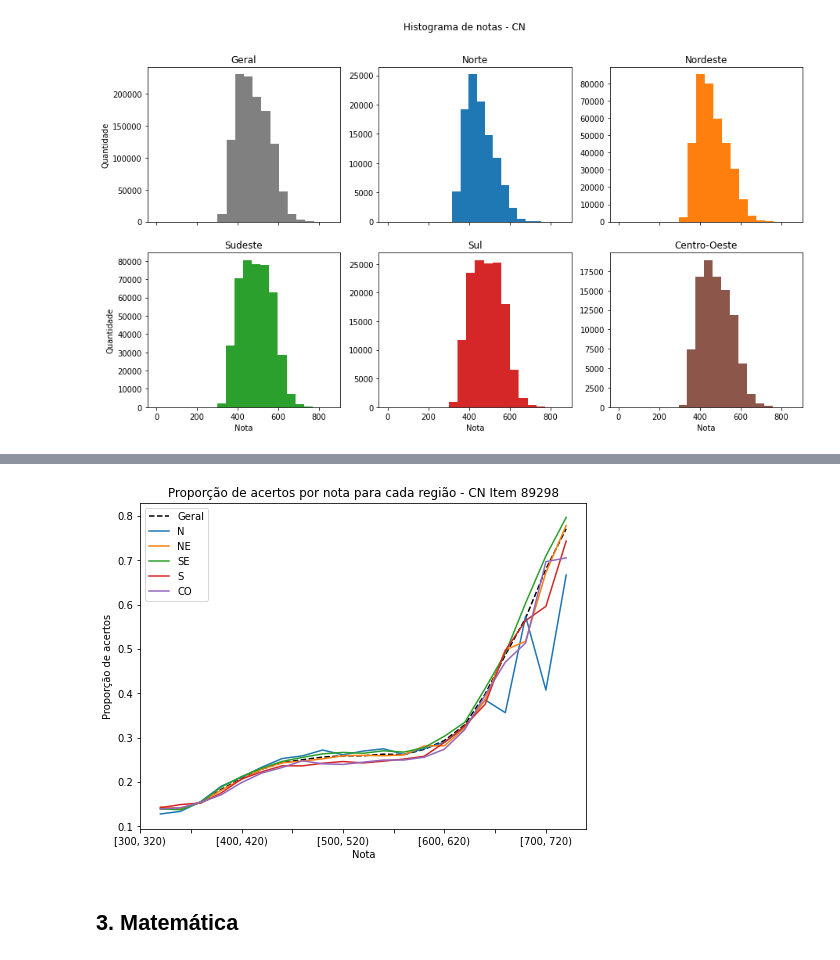
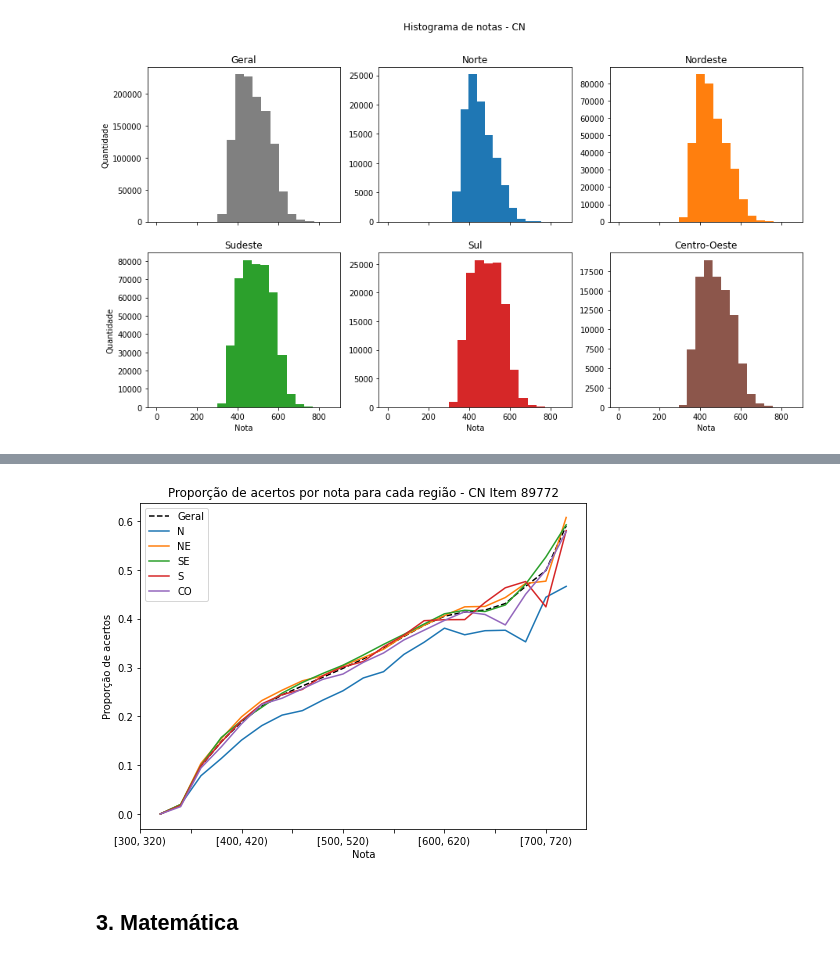
Before and after one commit to viguardieiro/ENEM_TRI, a Jupyter notebook: Notebooks/Compare Regions ENEM 2019.ipynb, the cells around one changed output, grey strips where cells are left out. Drawn from its saved outputs; the diff is of its cells as text; code cells hidden in the pictures.

```diff
--- a/Notebooks/Compare Regions ENEM 2019.ipynb
+++ b/Notebooks/Compare Regions ENEM 2019.ipynb
@@ -147,7 +147,7 @@ plot_item_compar(bin_reg, comp, item = 'Item 60311')
 # %%
-plot_item_compar(bin_reg, comp, item = 'Item 89298')
+plot_item_compar(bin_reg, comp, item = 'Item 89772')
 # %% [output]
-[figure, old version]
+[figure, new version]
 # %% [markdown]
 ## 3. Matemática
 # %%
```
Also changed, not shown: parts of 38 cells of this notebook.
